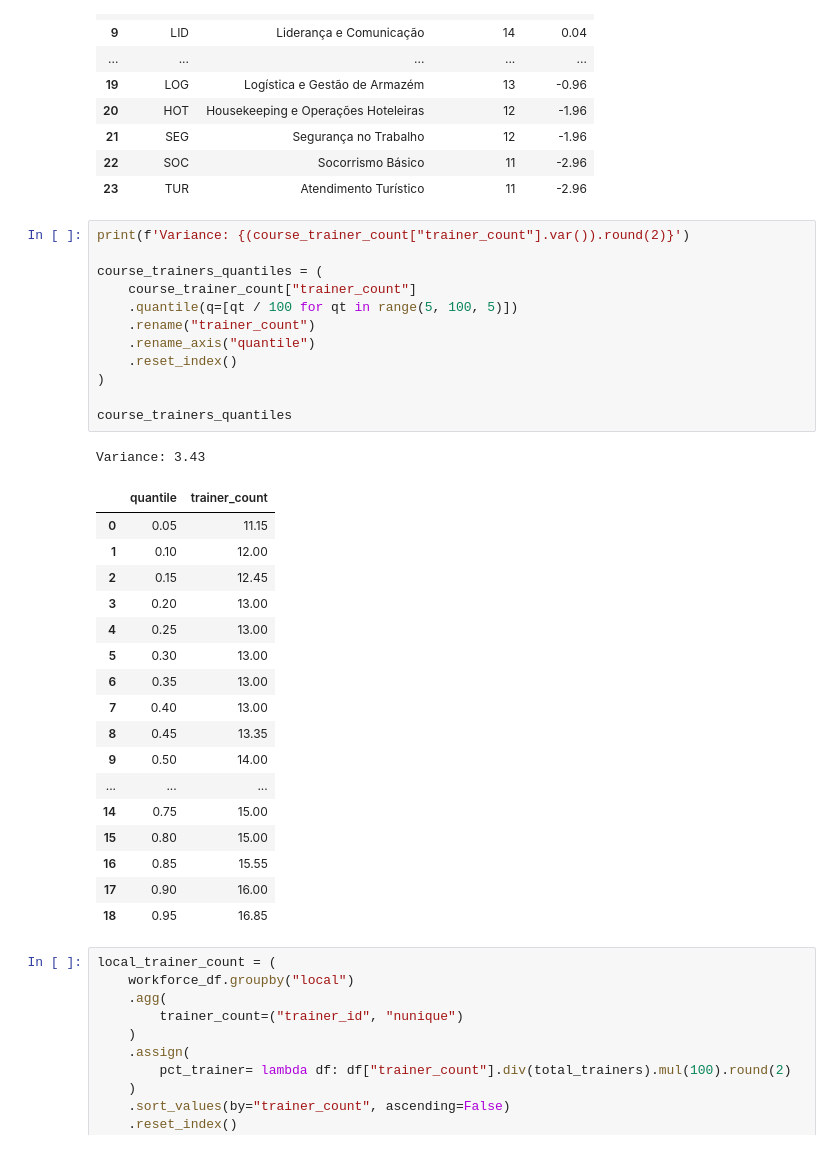
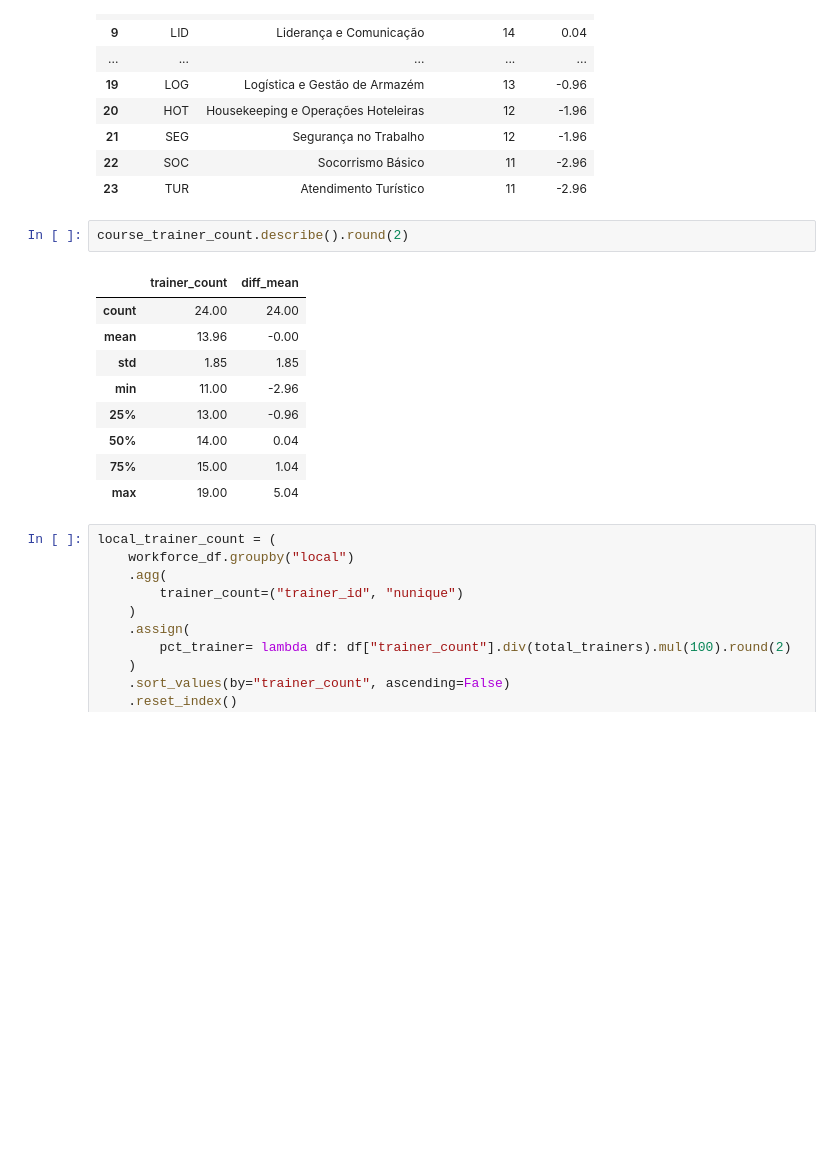
Before and after one commit to nathansperinde/Hiring-Needs-Analysis, a Jupyter notebook: notebooks/02_workforce_analysis.ipynb, the cells around one changed output. Drawn from its saved outputs; the diff is of its cells as text; blank space fills up the shorter version.

```diff
--- a/notebooks/02_workforce_analysis.ipynb
+++ b/notebooks/02_workforce_analysis.ipynb
@@ -79,36 +79,17 @@ course_trainer_count
 | 22 | SOC | Socorrismo Básico | 11 | -2.96 |
 | 23 | TUR | Atendimento Turístico | 11 | -2.96 |
 # %%
-print(f'Variance: {(course_trainer_count["trainer_count"].var()).round(2)}')
-
-course_trainers_quantiles = (
-    course_trainer_count["trainer_count"]
-    .quantile(q=[qt / 100 for qt in range(5, 100, 5)])
-    .rename("trainer_count")
-    .rename_axis("quantile")
-    .reset_index()
-)
-
-course_trainers_quantiles
+course_trainer_count.describe().round(2)
 # %% [output]
-Variance: 3.43
-|  | quantile | trainer_count |
-| 0 | 0.05 | 11.15 |
-| 1 | 0.10 | 12.00 |
-| 2 | 0.15 | 12.45 |
-| 3 | 0.20 | 13.00 |
-| 4 | 0.25 | 13.00 |
-| 5 | 0.30 | 13.00 |
-| 6 | 0.35 | 13.00 |
-| 7 | 0.40 | 13.00 |
-| 8 | 0.45 | 13.35 |
-| 9 | 0.50 | 14.00 |
-| ... | ... | ... |
-| 14 | 0.75 | 15.00 |
-| 15 | 0.80 | 15.00 |
-| 16 | 0.85 | 15.55 |
-| 17 | 0.90 | 16.00 |
-| 18 | 0.95 | 16.85 |
+|  | trainer_count | diff_mean |
+| count | 24.00 | 24.00 |
+| mean | 13.96 | -0.00 |
+| std | 1.85 | 1.85 |
+| min | 11.00 | -2.96 |
+| 25% | 13.00 | -0.96 |
+| 50% | 14.00 | 0.04 |
+| 75% | 15.00 | 1.04 |
+| max | 19.00 | 5.04 |
 # %%
 local_trainer_count = (
     workforce_df.groupby("local")
```
Also changed, not shown: parts of 24 cells of this notebook.
